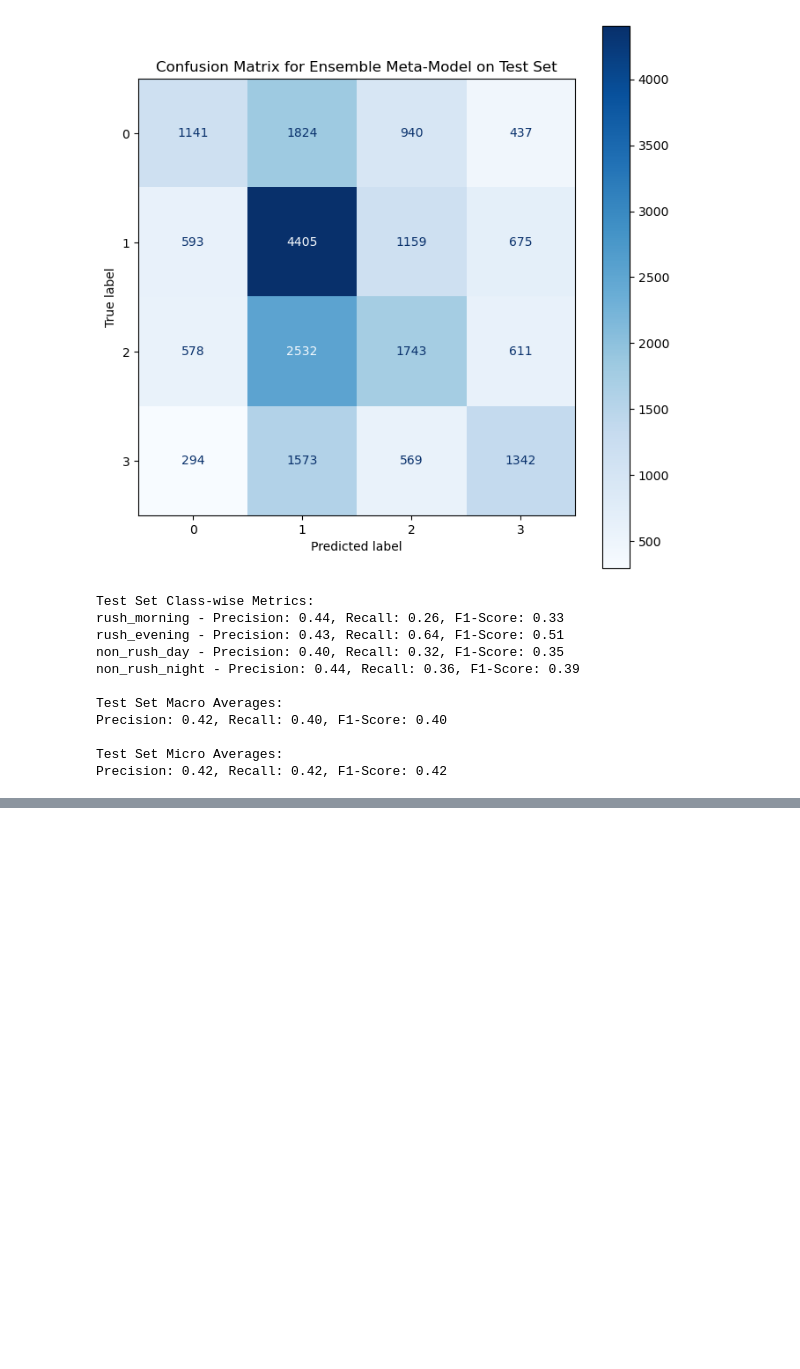
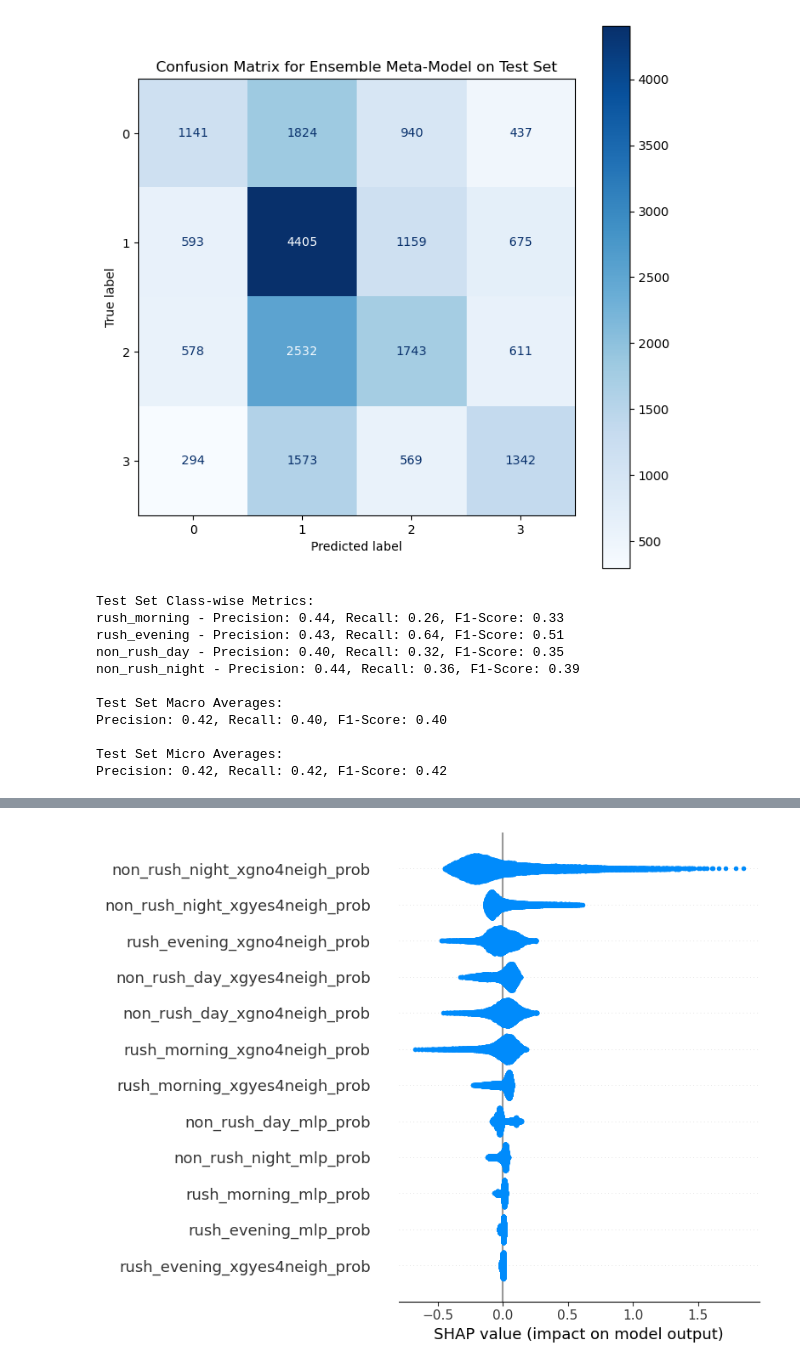
Before and after one commit to jiax264/AI_2023F_Final_Project, a Jupyter notebook: 04_Modeling/Ensemble_2xgboost_MLP.ipynb, the cells around one changed output, grey strips where cells are left out. Saved outputs shown, nothing was run; the diff lists cells and outputs as text; code cells hidden in the pictures; blank space fills up the shorter version.

```diff
--- a/04_Modeling/Ensemble_2xgboost_MLP.ipynb
+++ b/04_Modeling/Ensemble_2xgboost_MLP.ipynb
@@ -159,0 +171,4 @@ Precision: 0.42, Recall: 0.42, F1-Score: 0.42
+# %%
+shap.summary_plot(shap_values[3], feature_names)
+# %% [output]
+[figure, added]
```
Also changed, not shown: parts of 4 cells of this notebook.
